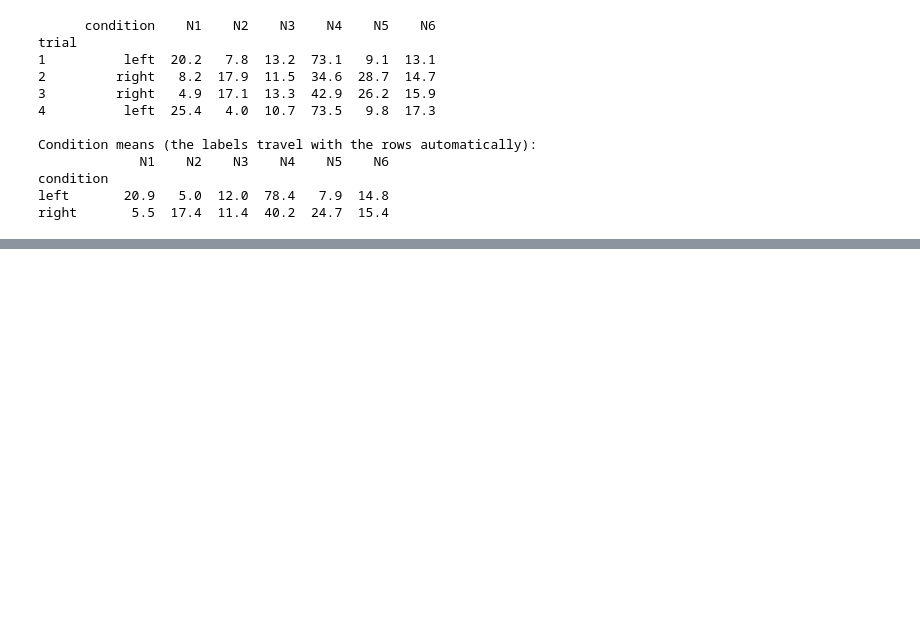
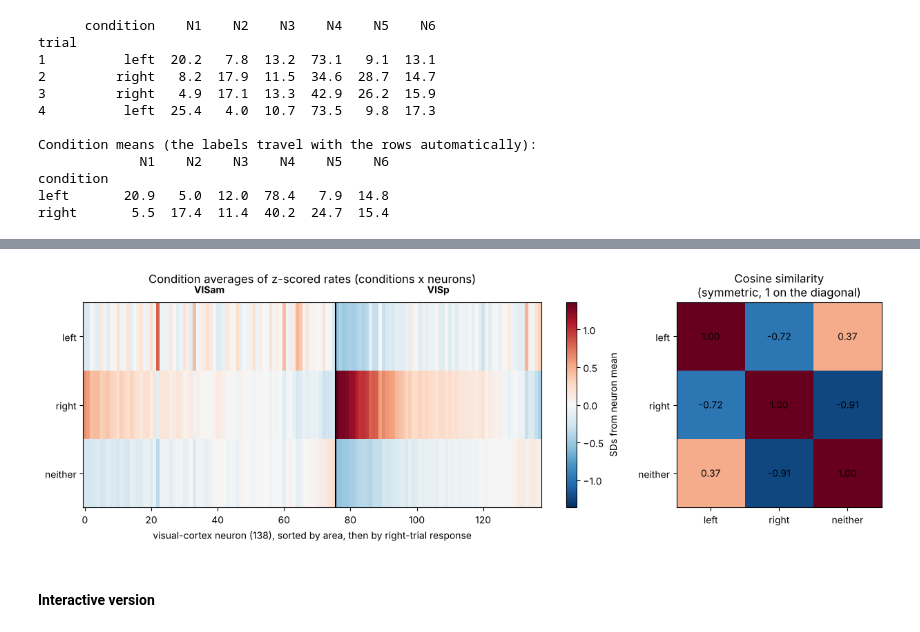
Before and after one commit to peter-adepoju/math-neuro-ml, a Jupyter notebook: lesson3/Lesson3_Teaching_Notebook.ipynb, the cells around one changed output, grey strips where cells are left out. Saved outputs shown, nothing was run; the diff lists cells and outputs as text; code cells hidden in the pictures; blank space fills up the shorter version.

```diff
--- a/lesson3/Lesson3_Teaching_Notebook.ipynb
+++ b/lesson3/Lesson3_Teaching_Notebook.ipynb
@@ -936,0 +902,20 @@ plt.show()
+# %%
+# Step 4: drop neurons with zero spread (they never fired in the window, so they cannot be z-scored)
+sd = vis_rates.std(axis=0)
+active = sd > 0
+print("Silent neurons dropped:", int((~active).sum()), "of", active.size)
+vis_rates, vis_area = vis_rates[:, active], vis_area[active]     # columns and their labels together
+
+# Step 5: z-score each neuron, average within conditions, compare conditions
+vis_z = (vis_rates - vis_rates.mean(axis=0)) / vis_rates.std(axis=0)
+real_cond_means = np.stack([vis_z[trial_label == c].mean(axis=0) for c in cond_names])
+print("real_cond_means shape:", real_cond_means.shape, " (n_conditions, n_neurons), units: SDs")
+
+unit = real_cond_means / np.linalg.norm(real_cond_means, axis=1, keepdims=True)
+real_similarity = unit @ unit.T                          # every row dotted with every row
+print("\nCosine similarity between condition patterns:")
+print(pd.DataFrame(real_similarity.round(2), index=cond_names, columns=cond_names))
+
+print("\nMean rate (spikes/s) by area and condition:")
+print(pd.DataFrame({a: [vis_rates[trial_label == c][:, vis_area == a].mean() for c in cond_names]
+                    for a in np.unique(vis_area)}, index=cond_names).round(2))
@@ -936,0 +937,33 @@ plt.show()
+# %%
+# Sort the neurons (columns) by area, then by how much more they fire on right than on neither trials.
+# The area labels are reordered with the SAME index array.
+right_effect = real_cond_means[1] - real_cond_means[2]
+col_order = np.lexsort((-right_effect, vis_area))
+area_sorted = vis_area[col_order]
+boundary = np.flatnonzero(area_sorted[1:] != area_sorted[:-1]) + 0.5
+
+fig, axes = plt.subplots(1, 2, figsize=(12.5, 4.2), gridspec_kw={'width_ratios': [2.3, 1]})
+ax = axes[0]
+lim = np.abs(real_cond_means).max()
+im = ax.imshow(real_cond_means[:, col_order], aspect='auto', cmap='RdBu_r', vmin=-lim, vmax=lim, interpolation='nearest')
+for b in boundary:
+    ax.axvline(b, color='black', lw=1.5)
+starts = np.r_[0, np.ceil(boundary)].astype(int)
+for s, e in zip(starts, np.r_[starts[1:], area_sorted.size]):
+    ax.text((s + e - 1) / 2, -0.6, area_sorted[s], ha='center', va='bottom', fontsize=10, fontweight='bold')
+ax.set_yticks(range(3)); ax.set_yticklabels(cond_names)
+ax.set_xlabel(f'visual-cortex neuron ({area_sorted.size}), sorted by area, then by right-trial response')
+ax.set_title('Condition averages of z-scored rates (conditions x neurons)', pad=20)
+fig.colorbar(im, ax=ax, fraction=0.03, label='SDs from neuron mean')
+ax = axes[1]
+im = ax.imshow(real_similarity, cmap='RdBu_r', vmin=-1, vmax=1)
+ax.set_xticks(range(3)); ax.set_xticklabels(cond_names); ax.set_yticks(range(3)); ax.set_yticklabels(cond_names)
+for (i, j), v in np.ndenumerate(real_similarity):
+    ax.text(j, i, f'{v:.2f}', ha='center', va='center', fontsize=10)
+ax.set_title('Cosine similarity\n(symmetric, 1 on the diagonal)')
+plt.tight_layout()
+plt.show()
+# %% [output]
+[figure, added]
+# %% [markdown]
+#### Interactive version
```
Also changed, not shown: parts of 11 cells of this notebook.
